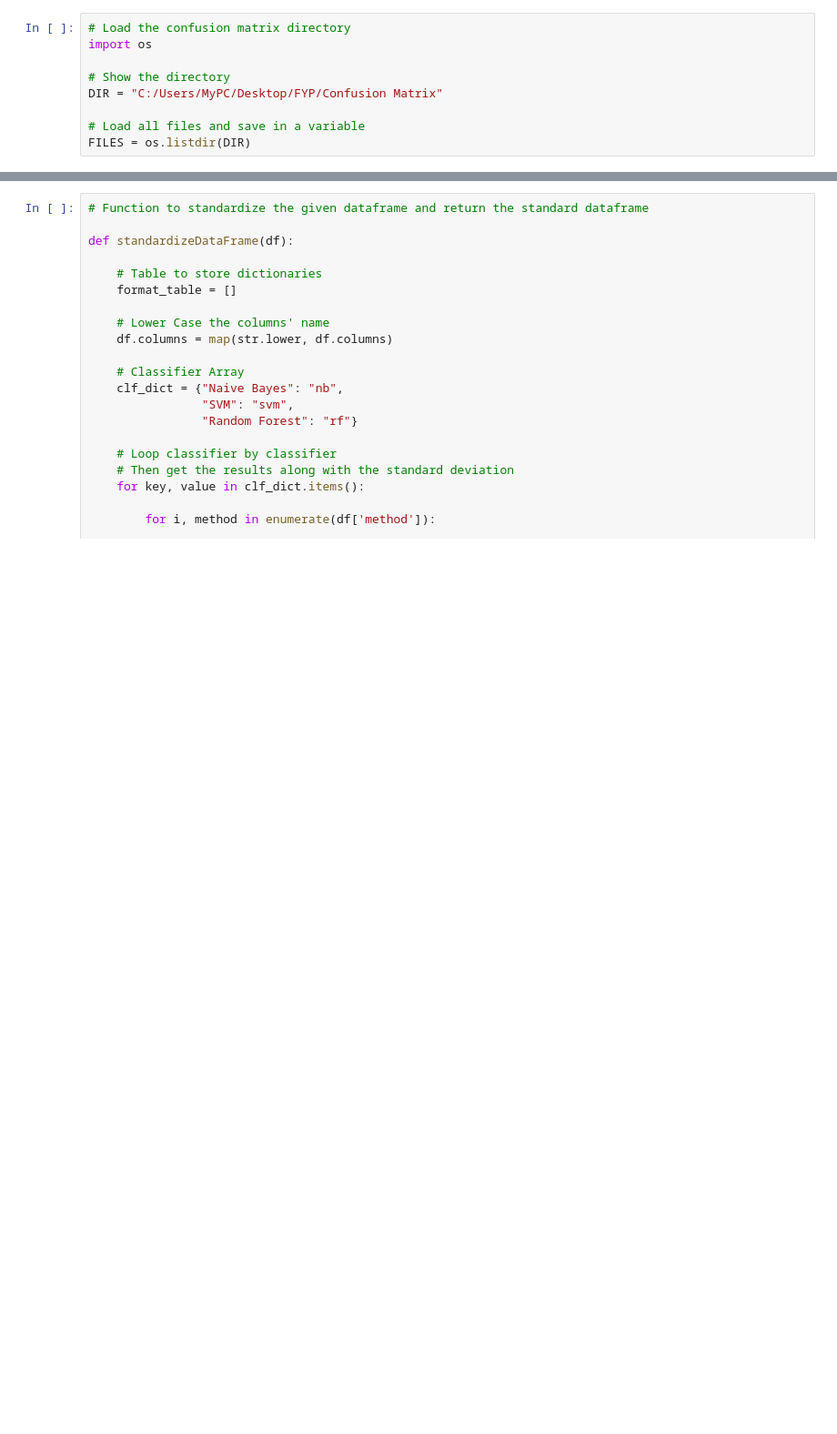
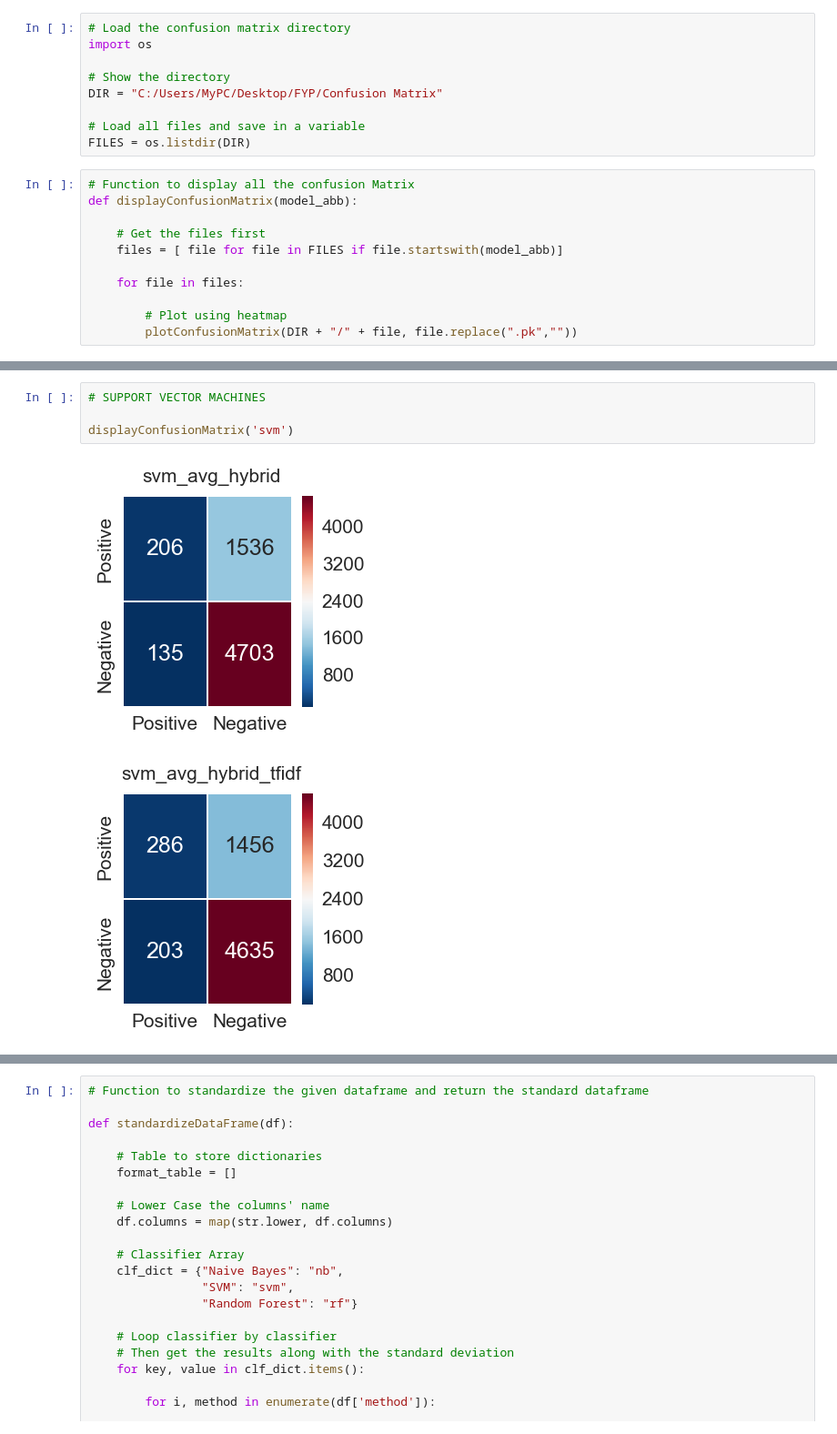
Before and after one commit to tazeek/BullyDetect, a Jupyter notebook: Python Notebooks/Results Visualisation.ipynb, the cells around one changed output, grey strips where cells are left out. Shown at 91% size. Saved outputs shown, nothing was run; the diff lists cells and outputs as text; blank space fills up the shorter version.

Commit message:
Added a function to display confusion matrix, depending on model abbreviation

```diff
--- a/Python Notebooks/Results Visualisation.ipynb
+++ b/Python Notebooks/Results Visualisation.ipynb
@@ -110,3 +110,14 @@ DIR = "C:/Users/MyPC/Desktop/FYP/Confusion Matrix"
 
 # Load all files and save in a variable
 FILES = os.listdir(DIR)
+# %%
+# Function to display all the confusion Matrix
+def displayConfusionMatrix(model_abb):
+
+    # Get the files first
+    files = [ file for file in FILES if file.startswith(model_abb)]
+
+    for file in files:
+
+        # Plot using heatmap
+        plotConfusionMatrix(DIR + "/" + file, file.replace(".pk",""))
@@ -112,0 +136,7 @@ FILES = os.listdir(DIR)
+# %%
+# SUPPORT VECTOR MACHINES
+
+displayConfusionMatrix('svm')
+# %% [output]
+[figure, added]
+[figure, added]
```
Also changed, not shown: parts of 3 cells of this notebook.
